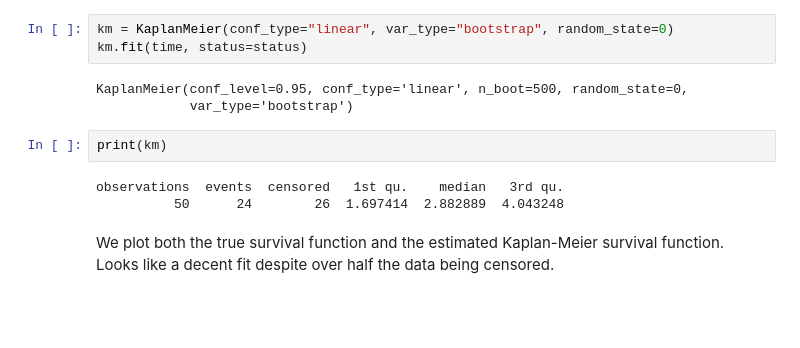
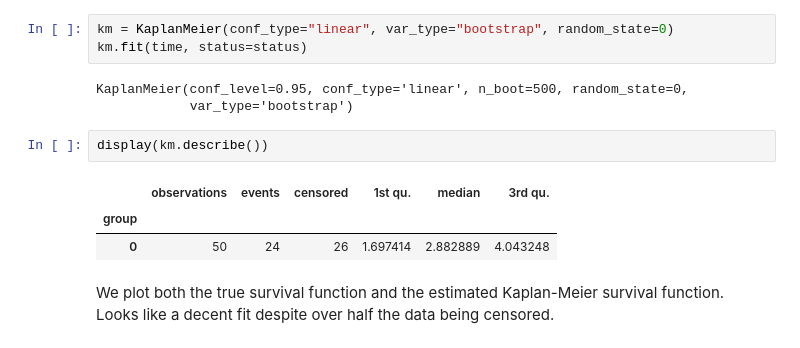
Before and after one commit to artemmavrin/survive, a Jupyter notebook: examples/Kaplan-Meier Estimator.ipynb, the cells around one changed output. Saved outputs shown, nothing was run; the diff lists cells and outputs as text; blank space fills up the shorter version.

```diff
--- a/examples/Kaplan-Meier Estimator.ipynb
+++ b/examples/Kaplan-Meier Estimator.ipynb
@@ -156,11 +237,12 @@ km.fit(time, status=status)
 # %% [output]
 KaplanMeier(conf_level=0.95, conf_type='linear', n_boot=500, random_state=0,
             var_type='bootstrap')
-# %%
-print(km)
-# %% [output]
-observations  events  censored   1st qu.    median   3rd qu.
-          50      24        26  1.697414  2.882889  4.043248
+# %%
+display(km.describe())
+# %% [output]
+|  | observations | events | censored | 1st qu. | median | 3rd qu. |
+| group |  |  |  |  |  |  |
+| 0 | 50 | 24 | 26 | 1.697414 | 2.882889 | 4.043248 |
 # %% [markdown]
 We plot both the true survival function and the estimated Kaplan-Meier survival function.
 Looks like a decent fit despite over half the data being censored.
```
Also changed, not shown: parts of 29 cells of this notebook.
